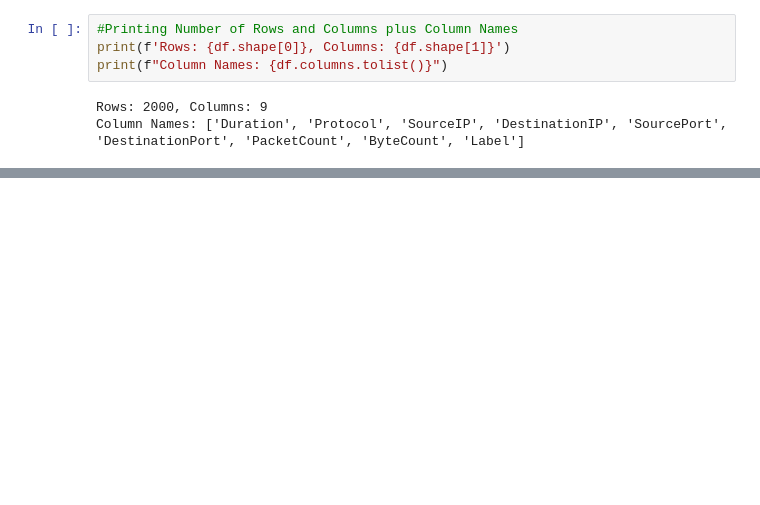
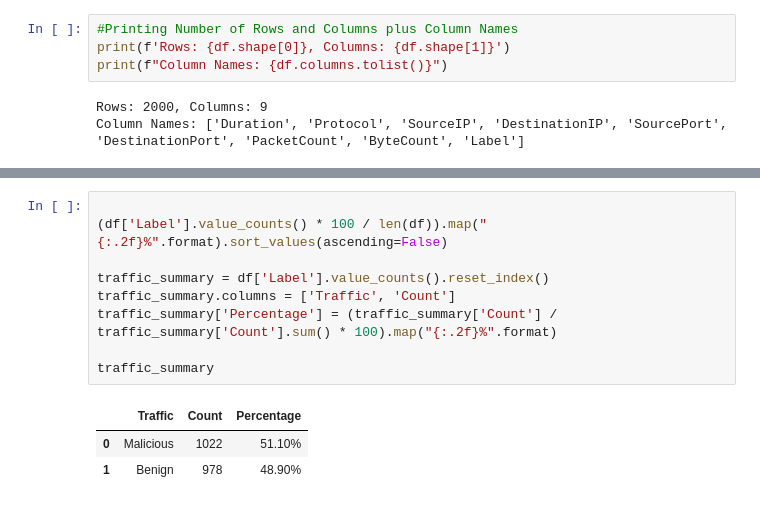
Before and after one commit to anthonyfeaster/UCB-AIML, a Jupyter notebook: Capstone/capstone.ipynb, the cells around one changed output, grey strips where cells are left out. Saved outputs shown, nothing was run; the diff lists cells and outputs as text; blank space fills up the shorter version.

```diff
--- a/Capstone/capstone.ipynb
+++ b/Capstone/capstone.ipynb
@@ -60,0 +85,13 @@ Column Names: ['Duration', 'Protocol', 'SourceIP', 'DestinationIP', 'SourcePort'
+# %%
+
+(df['Label'].value_counts() * 100 / len(df)).map("{:.2f}%".format).sort_values(ascending=False)
+
+traffic_summary = df['Label'].value_counts().reset_index()
+traffic_summary.columns = ['Traffic', 'Count']
+traffic_summary['Percentage'] = (traffic_summary['Count'] / traffic_summary['Count'].sum() * 100).map("{:.2f}%".format)
+
+traffic_summary
+# %% [output]
+|  | Traffic | Count | Percentage |
+| 0 | Malicious | 1022 | 51.10% |
+| 1 | Benign | 978 | 48.90% |
```
Also changed, not shown: parts of 10 cells of this notebook.
